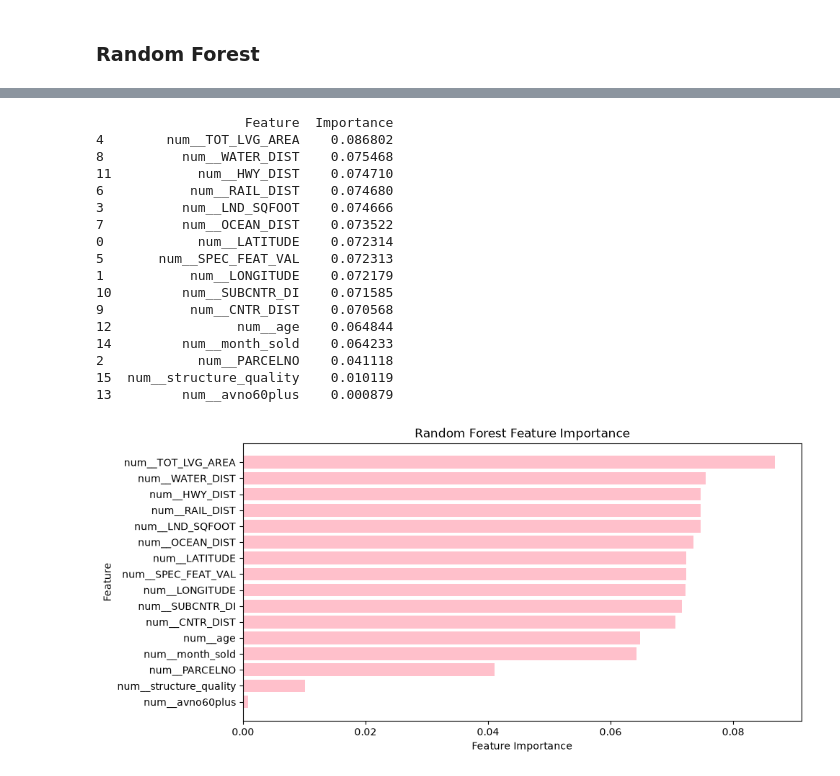
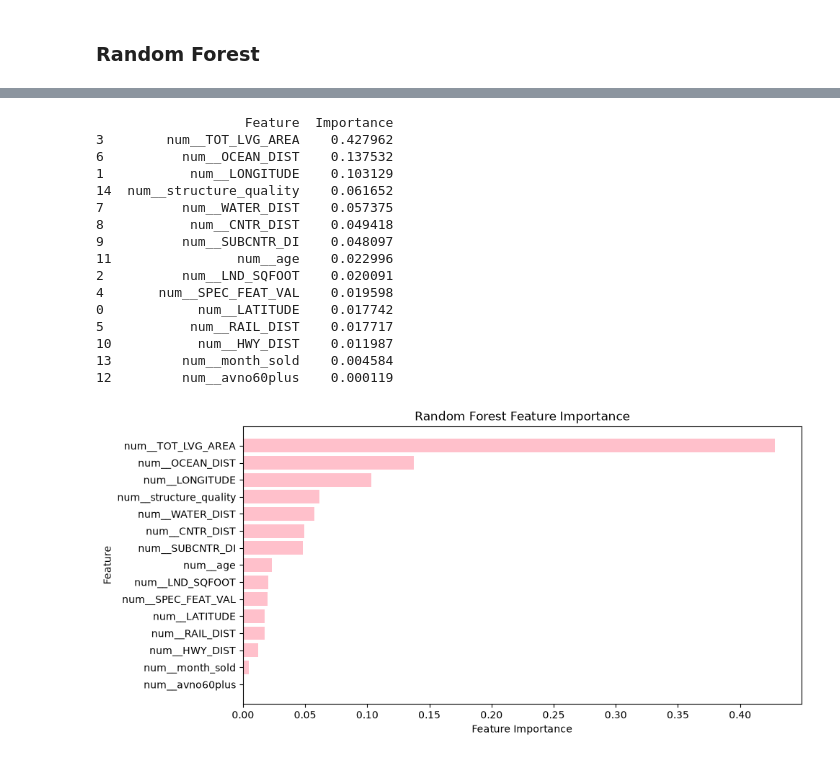
Before and after one commit to DanelleMouton/3.-Machine-Learning, a Jupyter notebook: Unit 5/ML_Unit5_DMS.ipynb, the cells around one changed output, grey strips where cells are left out. Saved outputs shown, nothing was run; the diff lists cells and outputs as text; code cells hidden in the pictures.

```diff
--- a/Unit 5/ML_Unit5_DMS.ipynb
+++ b/Unit 5/ML_Unit5_DMS.ipynb
@@ -41,7 +41,7 @@ dtypes: float64(9), int64(8)
 memory usage: 1.8 MB
 # %%
 # Separate target and features
-X = sample_data.drop(columns=['SALE_PRC'])
+X = sample_data.drop(columns=['SALE_PRC', 'PARCELNO'])
 Y = sample_data['SALE_PRC']
 # %%
 # Identify categorical and numerical features
@@ -93,10 +93,10 @@ R-squared (R2): 0.71
 ### Random Forest
 # %%
 # Configure Random Forest
-rf_classifier = RandomForestClassifier(n_estimators=100, random_state=42)
+rf_model = RandomForestRegressor(n_estimators=100, random_state=42)
 
 # Train the model
-rf_classifier.fit(X_train, Y_train)
+rf_model.fit(X_train, Y_train)
 
 # Generate predictions
-y_pred_rf = rf_classifier.predict(X_test)
+y_pred_rf = rf_model.predict(X_test)
@@ -129,37 +103,36 @@ weighted avg       0.03      0.03      0.03      2787
 # %%
 feature_names = preprocessor.get_feature_names_out()
 
-importance = pd.DataFrame({"Feature": feature_names, "Importance": rf_classifier.feature_importances_}).sort_values("Importance", ascending=False)
+importance = pd.DataFrame({"Feature": feature_names, "Importance": rf_model.feature_importances_}).sort_values("Importance", ascending=False)
 
 print(importance)
 
 plt.figure(figsize=(10, 5))
 plt.barh(importance["Feature"], importance["Importance"], color="pink")
 
 plt.gca().invert_yaxis()
 plt.xlabel("Feature Importance")
 plt.ylabel("Feature")
 plt.title("Random Forest Feature Importance")
 plt.show()
 # %% [output]
                    Feature  Importance
-4        num__TOT_LVG_AREA    0.086802
-8          num__WATER_DIST    0.075468
-11           num__HWY_DIST    0.074710
-6           num__RAIL_DIST    0.074680
-3          num__LND_SQFOOT    0.074666
-7          num__OCEAN_DIST    0.073522
-0            num__LATITUDE    0.072314
-5       num__SPEC_FEAT_VAL    0.072313
-1           num__LONGITUDE    0.072179
-10         num__SUBCNTR_DI    0.071585
-9           num__CNTR_DIST    0.070568
-12                num__age    0.064844
-14         num__month_sold    0.064233
-2            num__PARCELNO    0.041118
-15  num__structure_quality    0.010119
-13         num__avno60plus    0.000879
+3        num__TOT_LVG_AREA    0.427962
+6          num__OCEAN_DIST    0.137532
+1           num__LONGITUDE    0.103129
+14  num__structure_quality    0.061652
+7          num__WATER_DIST    0.057375
+8           num__CNTR_DIST    0.049418
+9          num__SUBCNTR_DI    0.048097
+11                num__age    0.022996
+2          num__LND_SQFOOT    0.020091
+4       num__SPEC_FEAT_VAL    0.019598
+0            num__LATITUDE    0.017742
+5           num__RAIL_DIST    0.017717
+10           num__HWY_DIST    0.011987
+13         num__month_sold    0.004584
+12         num__avno60plus    0.000119
-[figure, old version]
+[figure, new version]
 # %%
 mse = mean_squared_error(Y_test, y_pred_rf)
 mae = mean_absolute_error(Y_test, y_pred_rf)
```
Also changed, not shown: parts of 5 cells of this notebook.
